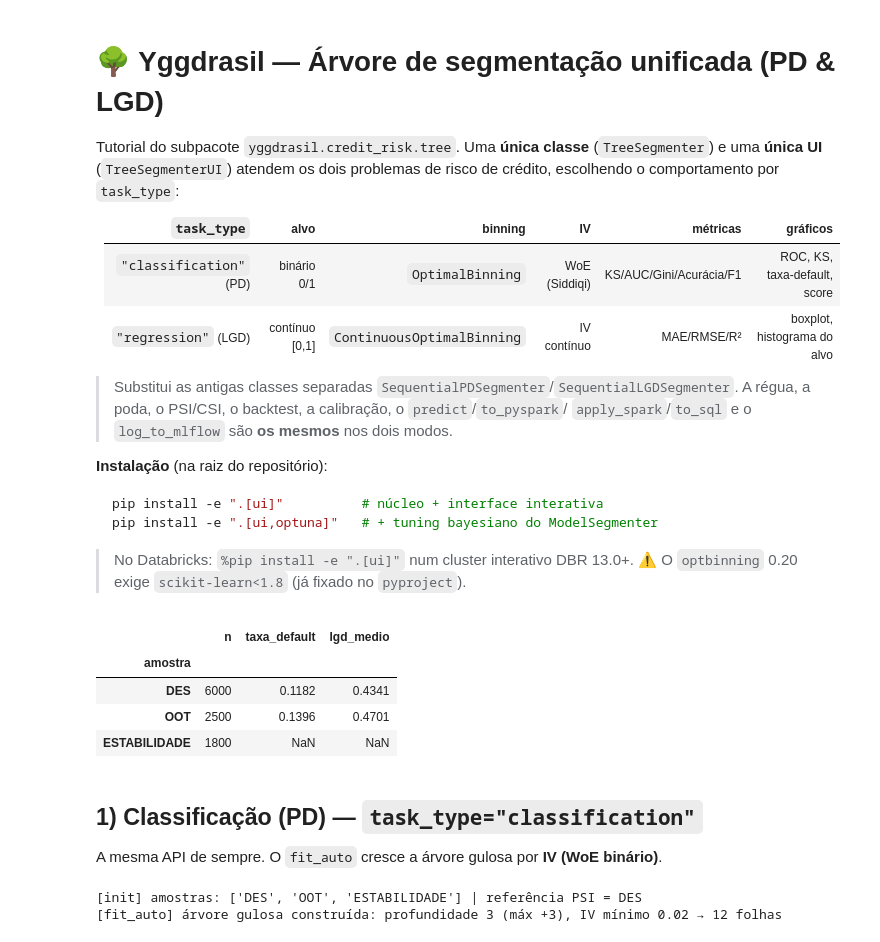
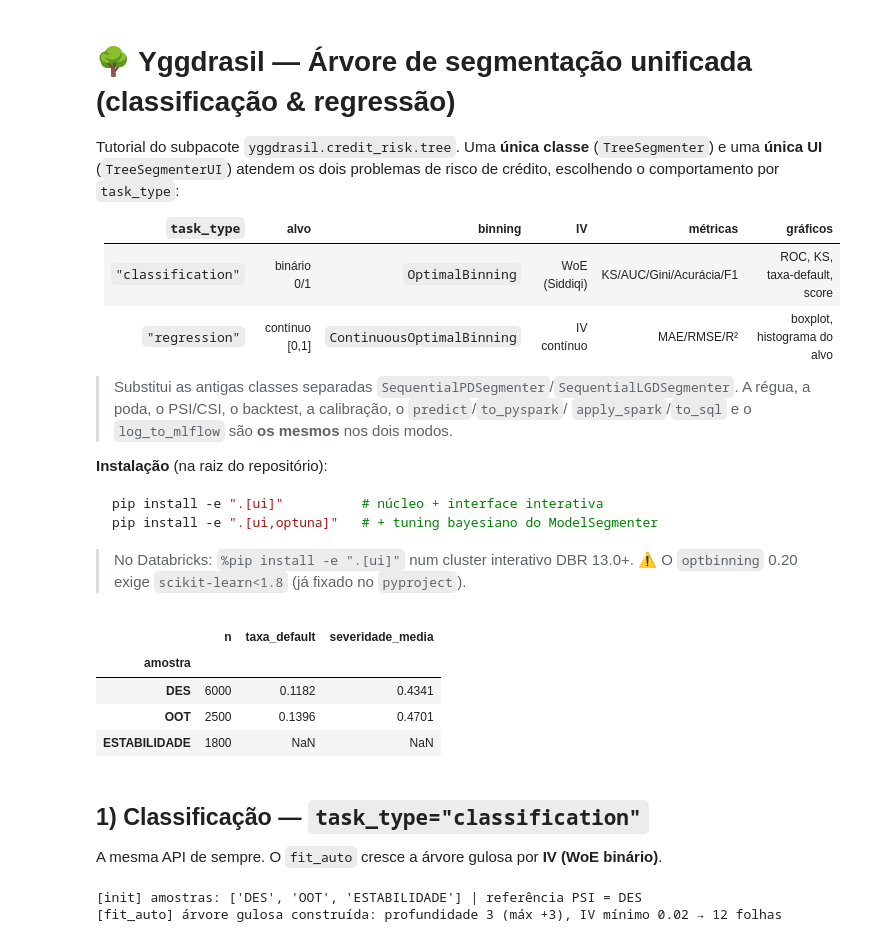
Before and after one commit to richardguilhermeds/Yggdrasil-Project, a Jupyter notebook: notebooks/tutoriais/04_tutorial_tree_segmenter.ipynb, the cells around one changed output. Saved outputs shown, nothing was run; the diff lists cells and outputs as text; code cells hidden in the pictures.

```diff
--- a/notebooks/tutoriais/04_tutorial_tree_segmenter.ipynb
+++ b/notebooks/tutoriais/04_tutorial_tree_segmenter.ipynb
@@ -1,5 +1,5 @@
 # %% [markdown]
-# 🌳 Yggdrasil — Árvore de segmentação **unificada** (PD & LGD)
+# 🌳 Yggdrasil — Árvore de segmentação **unificada** (classificação & regressão)
 
 Tutorial do subpacote `yggdrasil.credit_risk.tree`. Uma **única classe**
 (`TreeSegmenter`) e uma **única UI** (`TreeSegmenterUI`) atendem os dois problemas
@@ -7,8 +7,8 @@ de risco de crédito, escolhendo o comportamento por `task_type`:
 
 | `task_type` | alvo | binning | IV | métricas | gráficos |
 |---|---|---|---|---|---|
-| `"classification"` (PD) | binário 0/1 | `OptimalBinning` | WoE (Siddiqi) | KS/AUC/Gini/Acurácia/F1 | ROC, KS, taxa-default, score |
-| `"regression"` (LGD) | contínuo [0,1] | `ContinuousOptimalBinning` | IV contínuo | MAE/RMSE/R² | boxplot, histograma do alvo |
+| `"classification"` | binário 0/1 | `OptimalBinning` | WoE (Siddiqi) | KS/AUC/Gini/Acurácia/F1 | ROC, KS, taxa-default, score |
+| `"regression"` | contínuo [0,1] | `ContinuousOptimalBinning` | IV contínuo | MAE/RMSE/R² | boxplot, histograma do alvo |
 
 > Substitui as antigas classes separadas `SequentialPDSegmenter`/`SequentialLGDSegmenter`.
 > A régua, a poda, o PSI/CSI, o backtest, a calibração, o `predict`/`to_pyspark`/
@@ -77,45 +77,45 @@ GAR = {'alienacao': -0.55, 'aval': 0.15, 'fianca': 0.45, 'sem garantia': 1.05}
 
 def gera(n, t0='2022-01-01'):
     dt_ref = pd.to_datetime(t0) + pd.to_timedelta(rng.integers(0, 365, n), unit='D')
     midx = (dt_ref.year.values - 2022) * 12 + (dt_ref.month.values - 1)
     comp = rng.beta(2.5, 3, n) * 0.8 + 0.1 + 0.004 * midx        # comprometimento migra no tempo
     score = np.clip(rng.normal(640, 95, n), 300, 900)
     score[rng.random(n) < 0.06] = np.nan                          # ~6% de score faltante
     relac = rng.integers(0, 120, n)
     gar = rng.choice(list(GAR), n, p=[0.50, 0.22, 0.18, 0.10]).astype(object)
     risco = (2.6 * (comp - 0.4) - 0.0045 * (np.nan_to_num(score, nan=640) - 640)
              - 0.004 * relac + np.array([GAR[g] for g in gar]))
     # alvo de CLASSIFICAÇÃO (default 0/1)
     p = 1 / (1 + np.exp(-(-2.15 + risco)))
     default = (rng.uniform(0, 1, n) < p).astype(float)
-    # alvo de REGRESSÃO (LGD/severidade em [0,1])
-    lgd = np.clip(0.45 + 0.18 * risco + rng.normal(0, 0.12, n), 0, 1)
+    # alvo de REGRESSÃO (severidade em [0,1])
+    severidade = np.clip(0.45 + 0.18 * risco + rng.normal(0, 0.12, n), 0, 1)
     return pd.DataFrame({'comprometimento_renda': comp, 'score_bureau': score,
                          'meses_relacionamento': relac, 'tipo_garantia': gar,
-                         'dt_ref': dt_ref, 'default': default, 'lgd': lgd})
+                         'dt_ref': dt_ref, 'default': default, 'severidade': severidade})
 
 des = gera(6000, '2022-01-01'); des['amostra'] = 'DES'
 oot = gera(2500, '2023-07-01'); oot['amostra'] = 'OOT'
 est = gera(1800, '2024-01-01'); est['amostra'] = 'ESTABILIDADE'
-est['default'] = np.nan; est['lgd'] = np.nan          # público recente: ainda sem alvo
+est['default'] = np.nan; est['severidade'] = np.nan          # público recente: ainda sem alvo
 base = pd.concat([des, oot, est], ignore_index=True)
 
 FEATS = ['comprometimento_renda', 'score_bureau', 'meses_relacionamento', 'tipo_garantia']
 LABELS = {'comprometimento_renda': 'comprometimento de renda', 'score_bureau': 'score de bureau',
           'meses_relacionamento': 'meses de relacionamento', 'tipo_garantia': 'garantia'}
 # views por tarefa (só o alvo relevante vira 'target'; o outro alvo fica de fora)
 df_clf = base[FEATS + ['dt_ref', 'amostra', 'default']].rename(columns={'default': 'target'})
-df_reg = base[FEATS + ['dt_ref', 'amostra', 'lgd']].rename(columns={'lgd': 'target'})
+df_reg = base[FEATS + ['dt_ref', 'amostra', 'severidade']].rename(columns={'severidade': 'target'})
 base.groupby('amostra', sort=False).agg(n=('default', 'size'),
                                         taxa_default=('default', 'mean'),
-                                        lgd_medio=('lgd', 'mean')).round(4)
+                                        severidade_media=('severidade', 'mean')).round(4)
 # %% [output]
-|  | n | taxa_default | lgd_medio |
+|  | n | taxa_default | severidade_media |
 | amostra |  |  |  |
 | DES | 6000 | 0.1182 | 0.4341 |
 | OOT | 2500 | 0.1396 | 0.4701 |
 | ESTABILIDADE | 1800 | NaN | NaN |
 # %% [markdown]
-## 1) Classificação (PD) — `task_type="classification"`
+## 1) Classificação — `task_type="classification"`
 A mesma API de sempre. O `fit_auto` cresce a árvore gulosa por **IV (WoE binário)**.
 # %%
```
Also changed, not shown: parts of 11 cells of this notebook, 17 other files.
